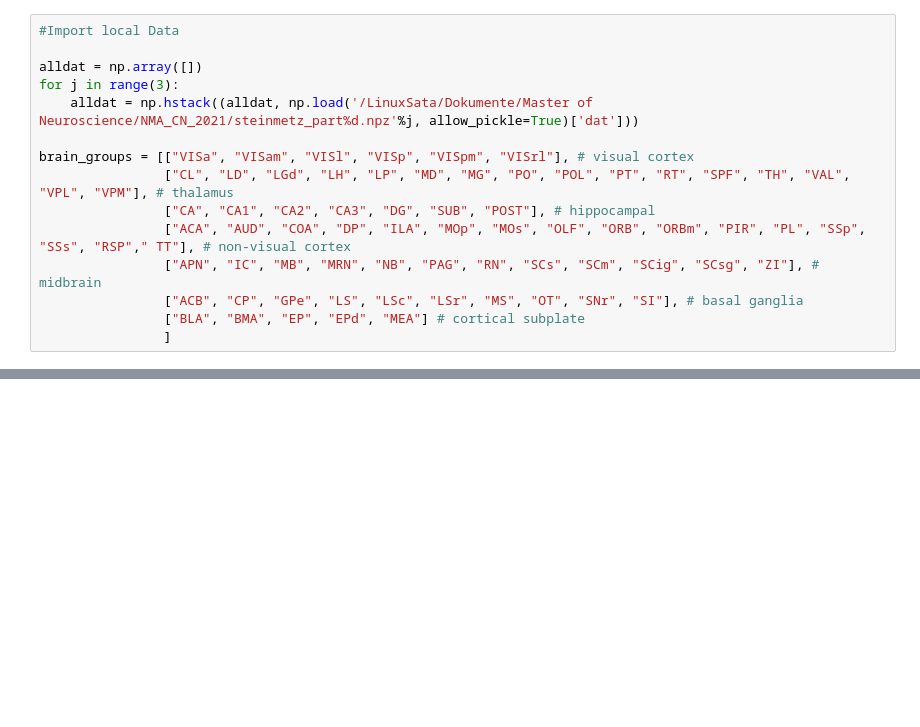
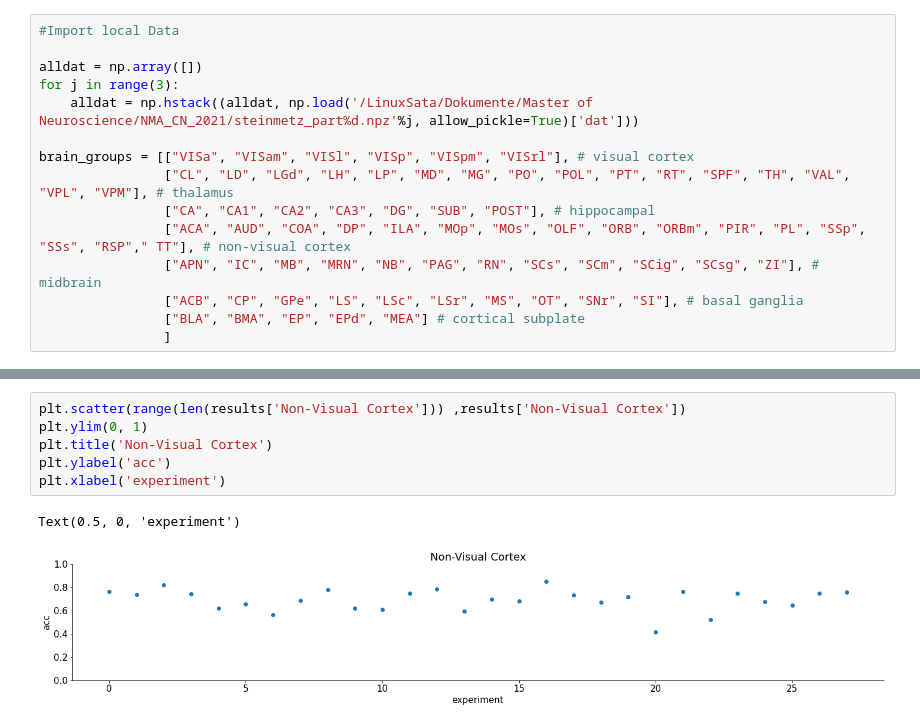
Before and after one commit to Enormous-Ferrets/steinmetz-analysis, a Jupyter notebook: notebooks/samuel.ipynb, the cells around one changed output, grey strips where cells are left out. Saved outputs shown, nothing was run; the diff lists cells and outputs as text; blank space fills up the shorter version.

```diff
--- a/notebooks/samuel.ipynb
+++ b/notebooks/samuel.ipynb
@@ -242,0 +326,9 @@ array([[[ 0,  1,  2],
+# %%
+plt.scatter(range(len(results['Non-Visual Cortex'])) ,results['Non-Visual Cortex'])
+plt.ylim(0, 1)
+plt.title('Non-Visual Cortex')
+plt.ylabel('acc')
+plt.xlabel('experiment')
+# %% [output]
+Text(0.5, 0, 'experiment')
+[figure, added]
```
Also changed, not shown: parts of 36 cells of this notebook.
